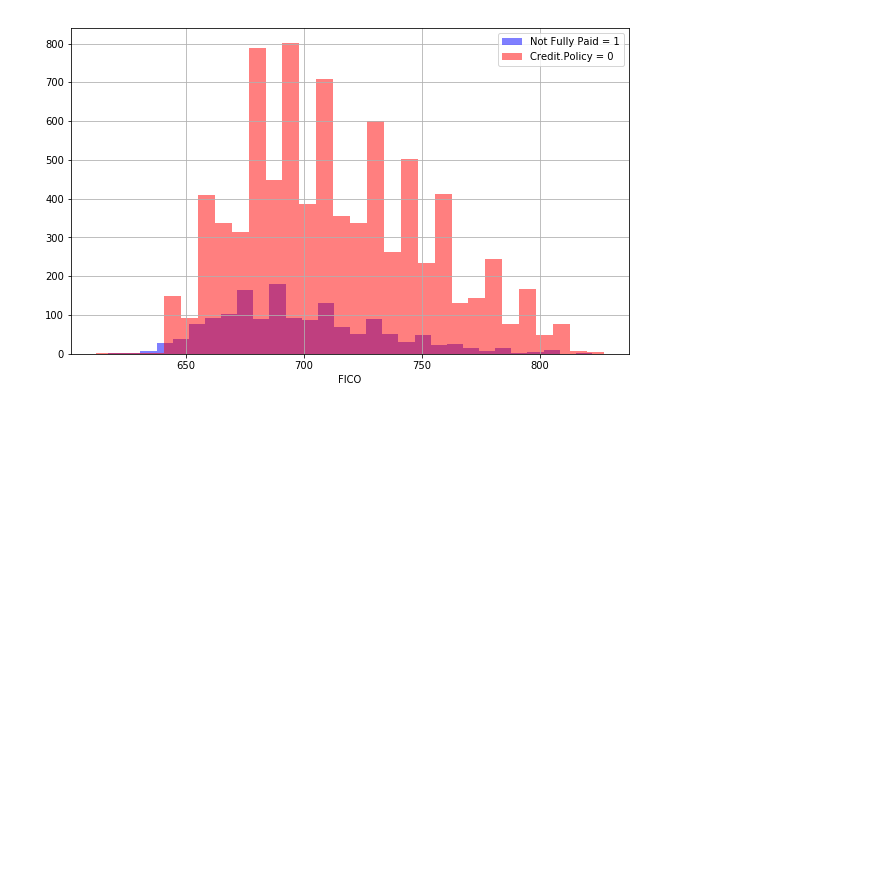
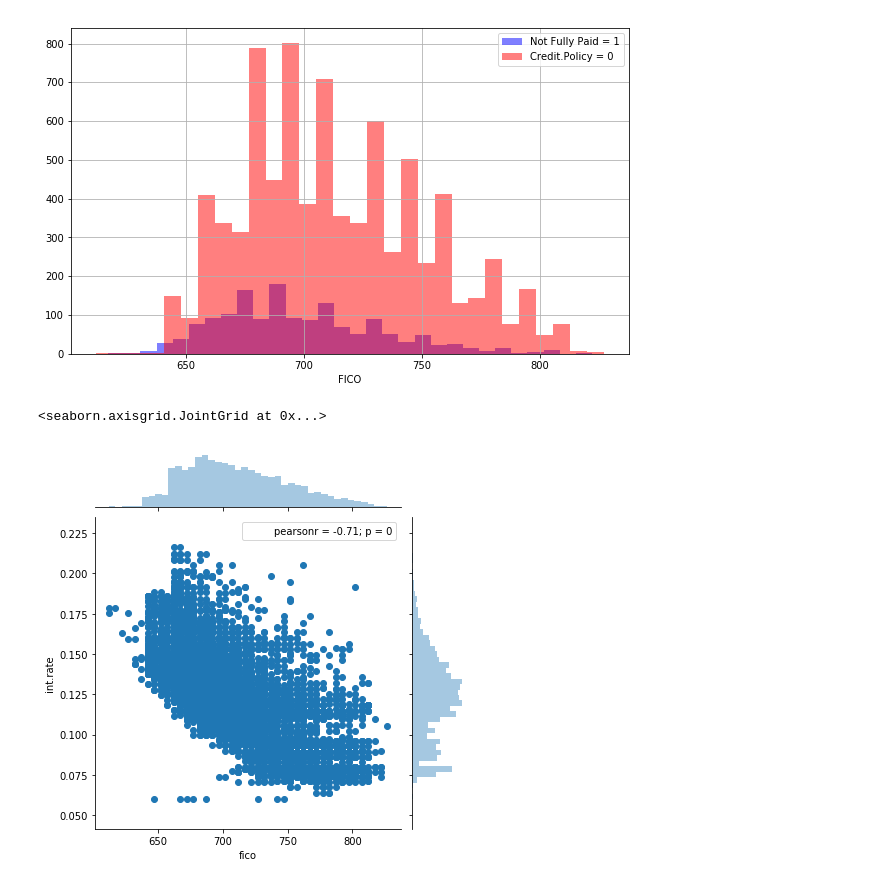
Before and after one commit to JonPara/Decision_Trees_Project, a Jupyter notebook: Random Forests Project.ipynb, the cells around one changed output. Drawn from its saved outputs; the diff is of its cells as text; code cells hidden in the pictures; blank space fills up the shorter version.

```diff
--- a/Random Forests Project.ipynb
+++ b/Random Forests Project.ipynb
@@ -78,3 +78,10 @@ plt.xlabel('FICO')
 # %% [output]
 Text(0.5,0,'FICO')
 [figure]
+# %%
+x1, y1 = loans["fico"], loans["int.rate"]
+loans_joint = sns.jointplot(x1, y1, data = None, kind = "scatter")
+loans_joint
+# %% [output]
+<seaborn.axisgrid.JointGrid at 0x...>
+[figure, added]
```
